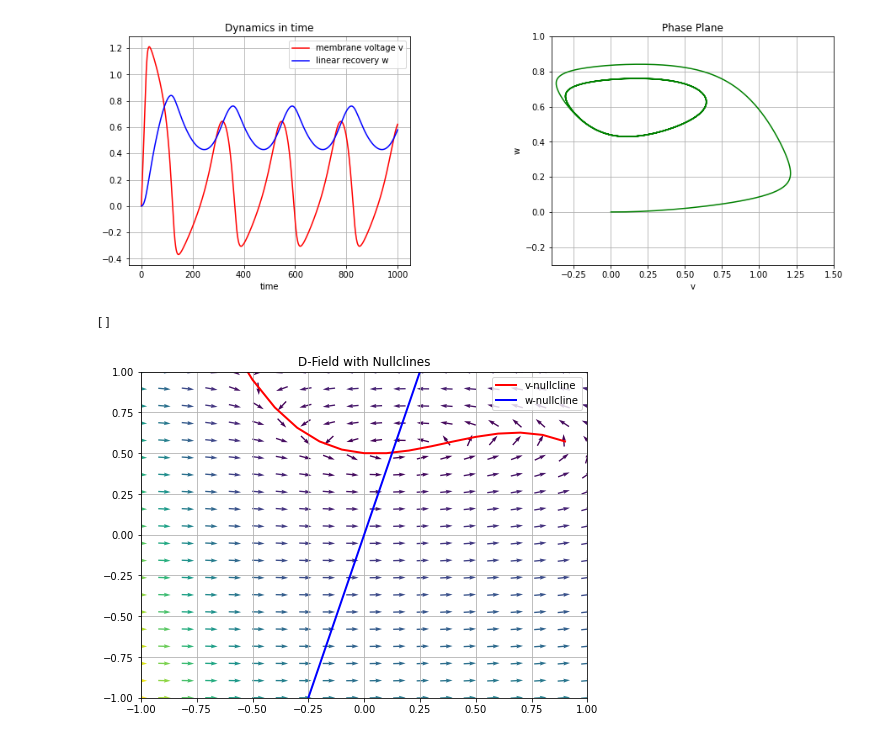
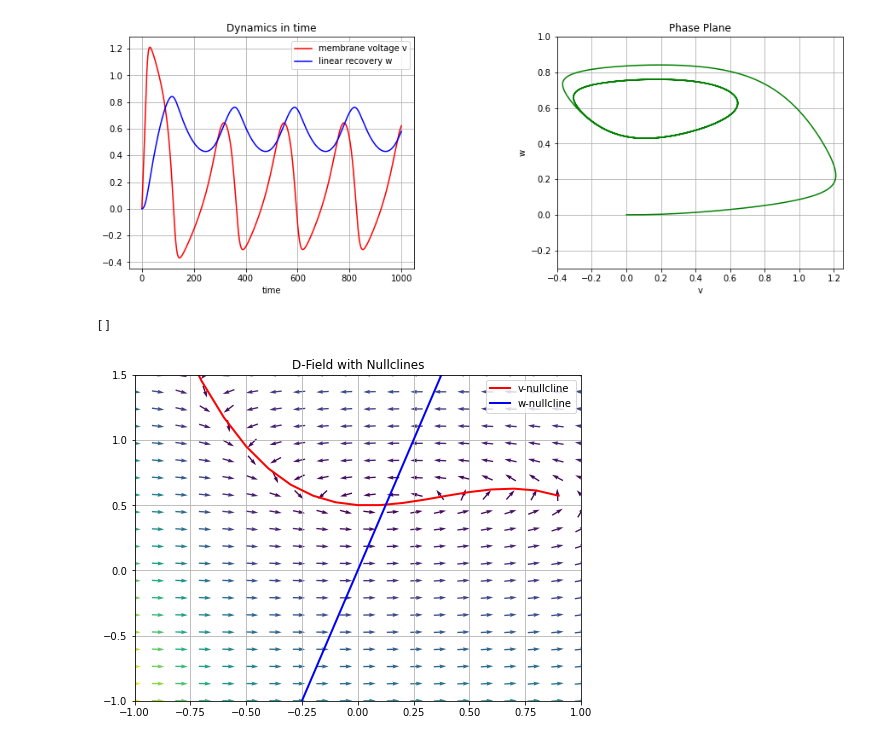
Before and after one commit to EAlletto/MAT451, a Jupyter notebook: fhnMaya.ipynb, the cells around one changed output. Drawn from its saved outputs; the diff is of its cells as text; code cells hidden in the pictures.

Commit message:
Fixed Part 1 Plots

```diff
--- a/fhnMaya.ipynb
+++ b/fhnMaya.ipynb
@@ -58,14 +58,14 @@ ax1.grid()
 ax1.legend(loc='best')
 
 ax2.set_ylim([-.3,1])
-ax2.set_xlim([-.4,1.5])
+ax2.set_xlim([-.4,1.25])
 ax2.plot(v, w, color="green")
 ax2.set_xlabel("v")
 ax2.set_ylabel("w")
 ax2.set_title("Phase Plane")
 ax2.grid()
 # %% [output]
-[figure, old version]
+[figure, new version]
 # %%
 fp = []
 def find_fixed_points(r):
@@ -93,34 +93,34 @@ ax4 = fig2.add_subplot(1,1,1)
 x = np.arange(-1,1,.1)
 
 o = I + x*(1-x)*(x-a)
 p = x/gamma
 
 # plot nullclines
 ax4.plot(x,o,'r-', lw=2, label='v-nullcline')
 ax4.plot(x,p, 'b-', lw=2, label='w-nullcline')
 
 # plot fixed points
 for point in fp:
     ax4.plot(point[0],point[1],"red", marker = "o", markersize = 10.0)
 ax4.set_title("D-Field with Nullclines")
 ax4.legend(loc='best')
 
 # D-Field
 # define a grid and compute direction at each point
 x = np.linspace(-1, 1, 20)
-y = np.linspace(-1, 1, 20)
+y = np.linspace(-1, 1.5, 20)
 
 X1 , Y1  = np.meshgrid(x, y)                    # create a grid
 DX1, DY1 = Sys([X1, Y1])                        # compute growth rate on the grid
 M = (np.hypot(DX1, DY1))                        # norm growth rate
 M[ M == 0] = 1.                                 # avoid zero division errors
-DX1 /= M                                        # normalize each arrows
+DX1 /= M                                        # normalize each arrows.
 DY1 /= M
 
-ax4.set_ylim([-1,1])
+ax4.set_ylim([-1,1.5])
 ax4.set_xlim([-1,1])
 ax4.quiver(X1, Y1, DX1, DY1, M, pivot='mid')
 ax4.legend()
 ax4.grid()
 # %% [output]
-[figure, old version]
+[figure, new version]
```
